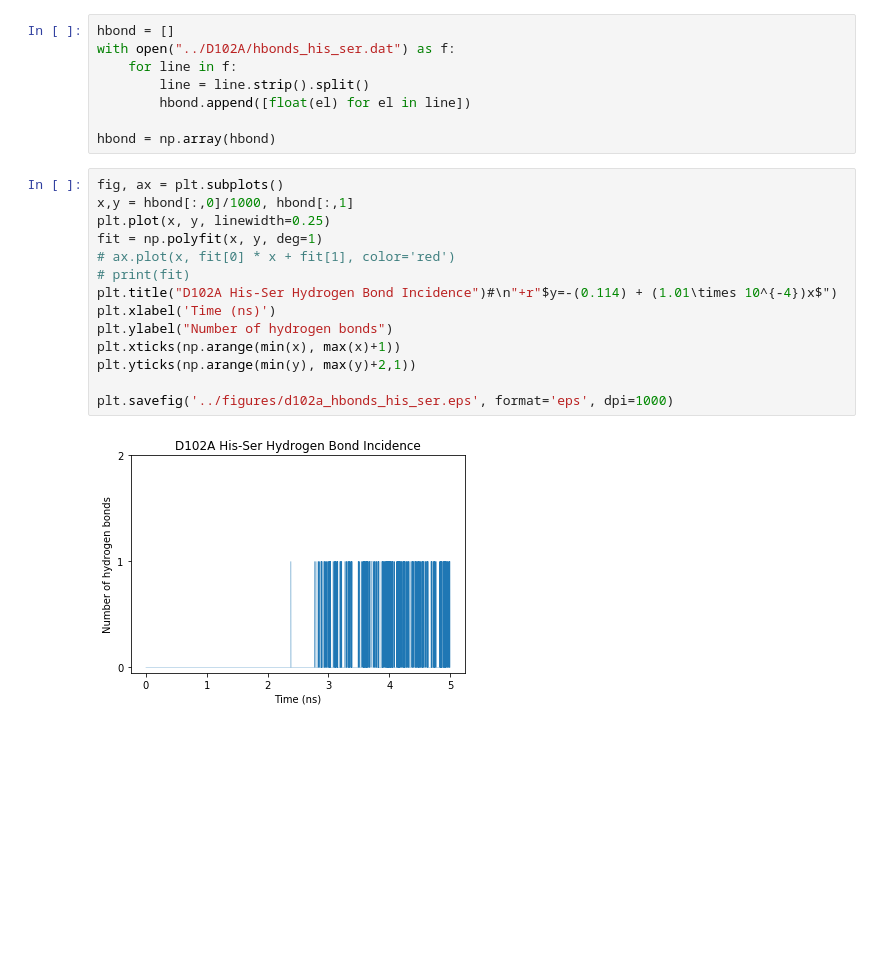
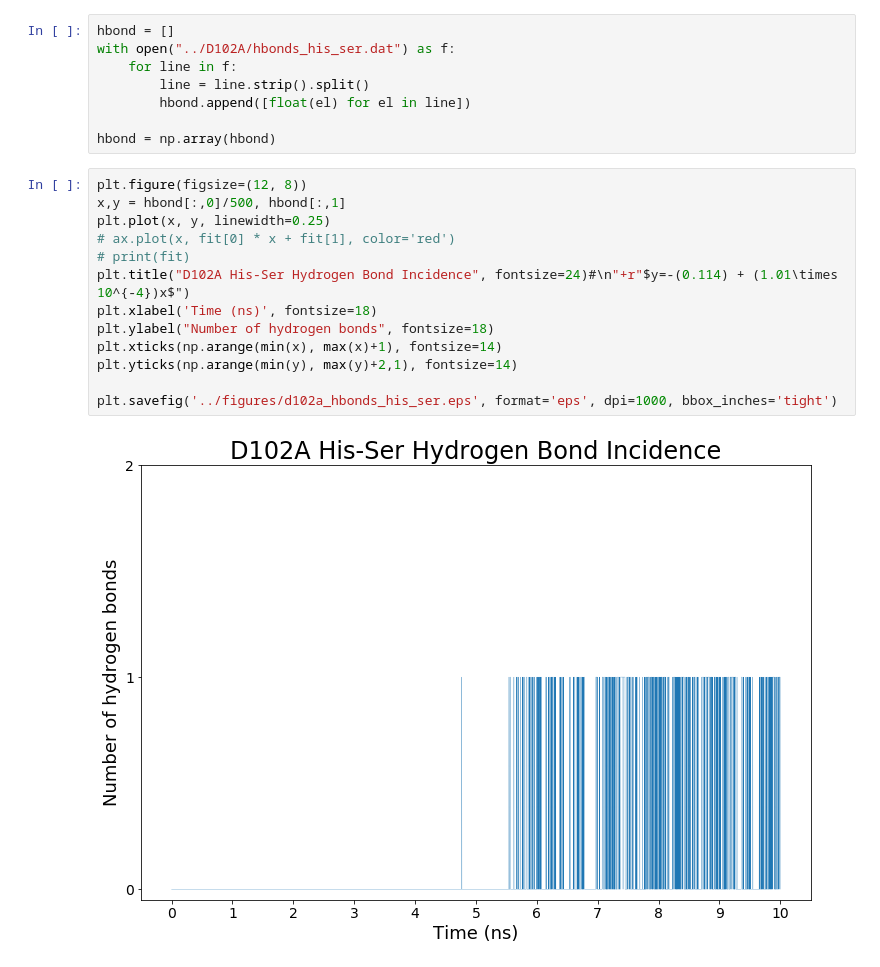
Before and after one commit to zdavidli/compbio, a Jupyter notebook: final/notebooks/D102A.ipynb, the cells around one changed output. Cells and saved outputs as stored; diff of their text form; blank space fills up the shorter version.

```diff
--- a/final/notebooks/D102A.ipynb
+++ b/final/notebooks/D102A.ipynb
@@ -57,18 +60,17 @@ with open("../D102A/hbonds_his_ser.dat") as f:
 
 hbond = np.array(hbond)
 # %%
-fig, ax = plt.subplots()
-x,y = hbond[:,0]/1000, hbond[:,1]
+plt.figure(figsize=(12, 8))
+x,y = hbond[:,0]/500, hbond[:,1]
 plt.plot(x, y, linewidth=0.25)
-fit = np.polyfit(x, y, deg=1)
 # ax.plot(x, fit[0] * x + fit[1], color='red')
 # print(fit)
-plt.title("D102A His-Ser Hydrogen Bond Incidence")#\n"+r"$y=-(0.114) + (1.01\times 10^{-4})x$")
-plt.xlabel('Time (ns)')
-plt.ylabel("Number of hydrogen bonds")
-plt.xticks(np.arange(min(x), max(x)+1))
-plt.yticks(np.arange(min(y), max(y)+2,1))
+plt.title("D102A His-Ser Hydrogen Bond Incidence", fontsize=24)#\n"+r"$y=-(0.114) + (1.01\times 10^{-4})x$")
+plt.xlabel('Time (ns)', fontsize=18)
+plt.ylabel("Number of hydrogen bonds", fontsize=18)
+plt.xticks(np.arange(min(x), max(x)+1), fontsize=14)
+plt.yticks(np.arange(min(y), max(y)+2,1), fontsize=14)
 
-plt.savefig('../figures/d102a_hbonds_his_ser.eps', format='eps', dpi=1000)
+plt.savefig('../figures/d102a_hbonds_his_ser.eps', format='eps', dpi=1000, bbox_inches='tight')
 # %% [output]
-[figure, old version]
+[figure, new version]
```
Also changed, not shown: parts of 2 cells of this notebook, 17 other files.
